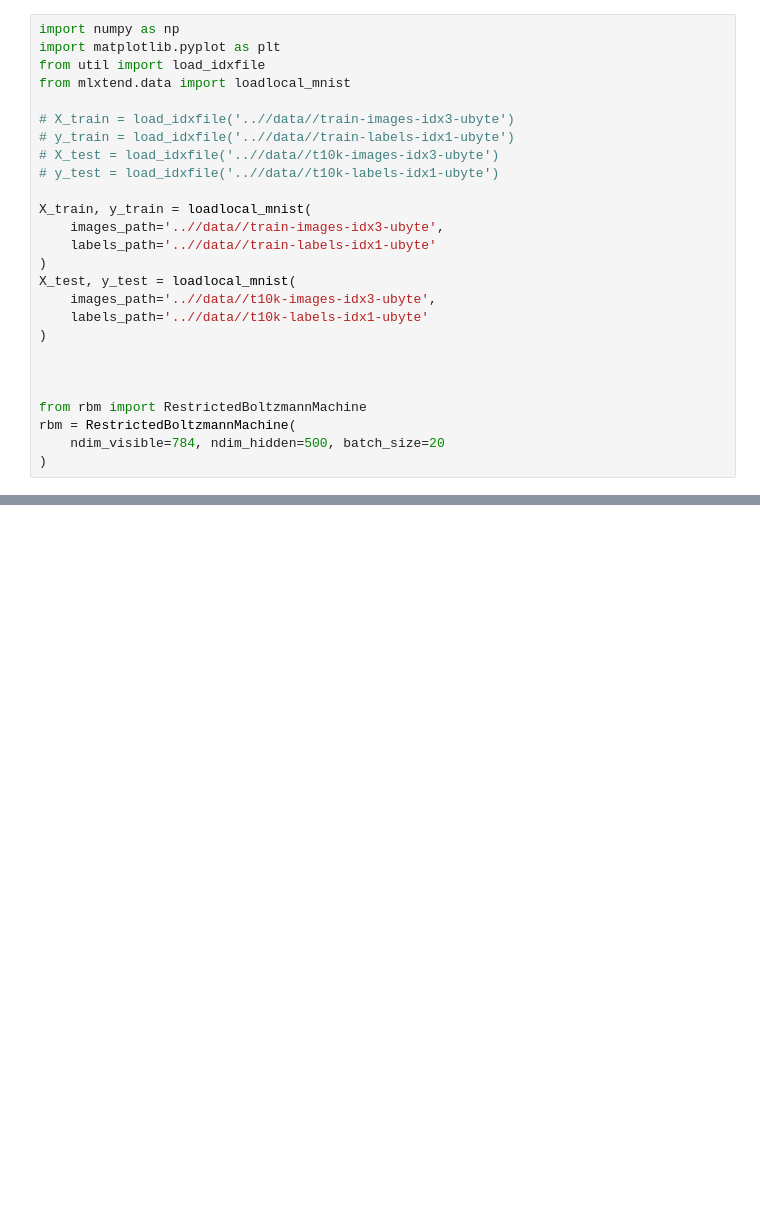
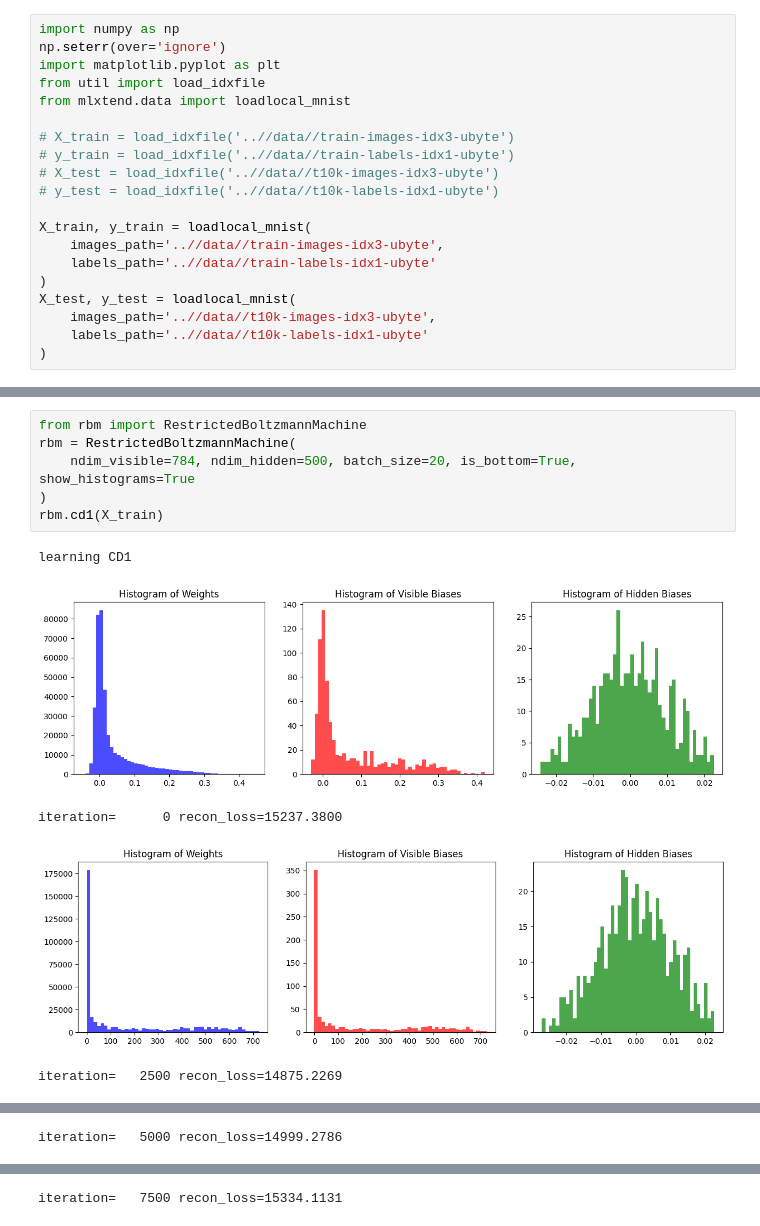
Before and after one commit to nathanansel28/DD2437, a Jupyter notebook: lab4/tools/split1.ipynb, the cells around one changed output, grey strips where cells are left out. Saved outputs shown, nothing was run; the diff lists cells and outputs as text; blank space fills up the shorter version.

```diff
--- a/lab4/tools/split1.ipynb
+++ b/lab4/tools/split1.ipynb
@@ -4,5 +1,6 @@ import matplotlib.pyplot as plt
 # %%
 import numpy as np
+np.seterr(over='ignore')
 import matplotlib.pyplot as plt
 from util import load_idxfile
 from mlxtend.data import loadlocal_mnist
@@ -20,10 +18,3 @@ X_test, y_test = loadlocal_mnist(
     images_path='..//data//t10k-images-idx3-ubyte',
     labels_path='..//data//t10k-labels-idx1-ubyte'
 )
-
-
-
-from rbm import RestrictedBoltzmannMachine
-rbm = RestrictedBoltzmannMachine(
-    ndim_visible=784, ndim_hidden=500, batch_size=20
-)
@@ -42,0 +23,12 @@ rbm.weight_vh.T.shape
+# %%
+from rbm import RestrictedBoltzmannMachine
+rbm = RestrictedBoltzmannMachine(
+    ndim_visible=784, ndim_hidden=500, batch_size=20, is_bottom=True, show_histograms=True
+)
+rbm.cd1(X_train)
+# %% [output]
+learning CD1
+[figure, added]
+iteration=      0 recon_loss=15237.3800
+[figure, added]
+iteration=   2500 recon_loss=14875.2269
@@ -42,0 +36 @@ rbm.weight_vh.T.shape
+iteration=   5000 recon_loss=14999.2786
@@ -42,0 +38 @@ rbm.weight_vh.T.shape
+iteration=   7500 recon_loss=15334.1131
```
Also changed, not shown: parts of 13 cells of this notebook, 6 other files.
